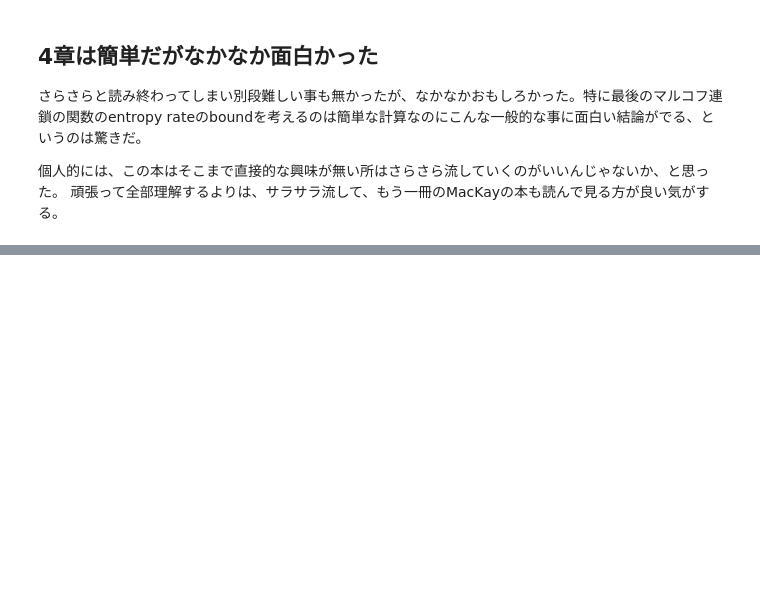
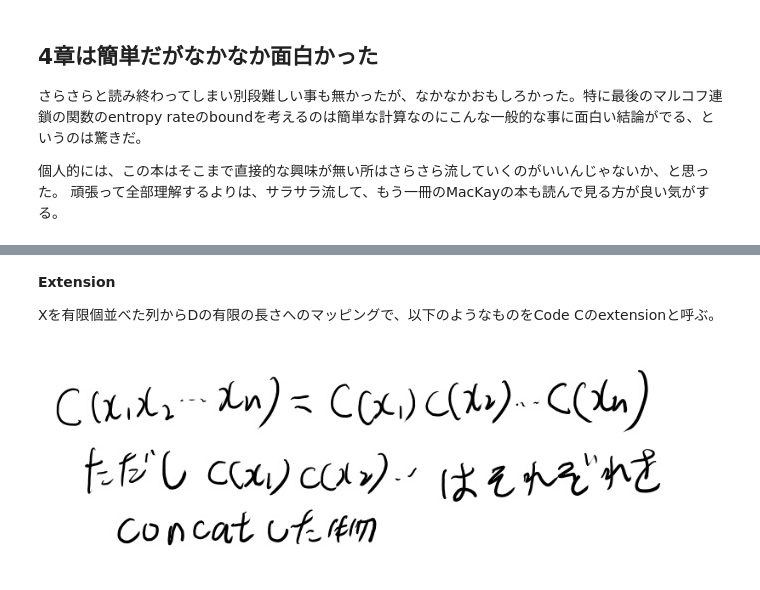
Before and after one commit to karino2/karino2.github.io, a Jupyter notebook: ipynb/2019-02-10-144121.ipynb, the cells around one changed output, grey strips where cells are left out. Cells and saved outputs as stored; diff of their text form; code cells hidden in the pictures; blank space fills up the shorter version.

```diff
--- a/ipynb/2019-02-10-144121.ipynb
+++ b/ipynb/2019-02-10-144121.ipynb
@@ -175,0 +181,8 @@ MeatPieImage()
+# %% [markdown]
+**Extension**
+
+Xを有限個並べた列からDの有限の長さへのマッピングで、以下のようなものをCode Cのextensionと呼ぶ。
+# %%
+MeatPieImage()
+# %% [output]
+[figure, added]
```
Also changed, not shown: parts of 6 cells of this notebook.
